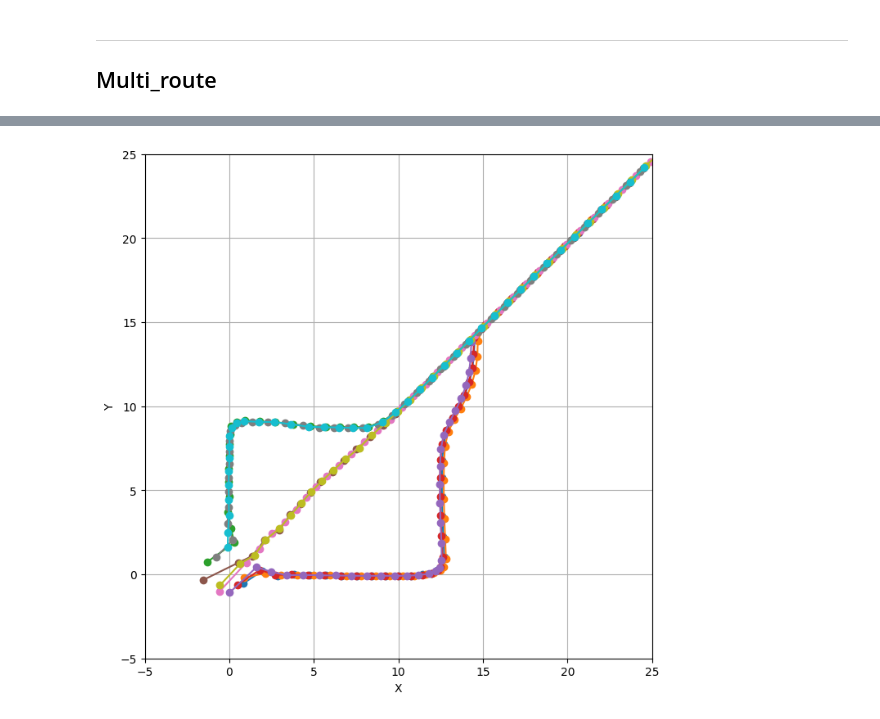
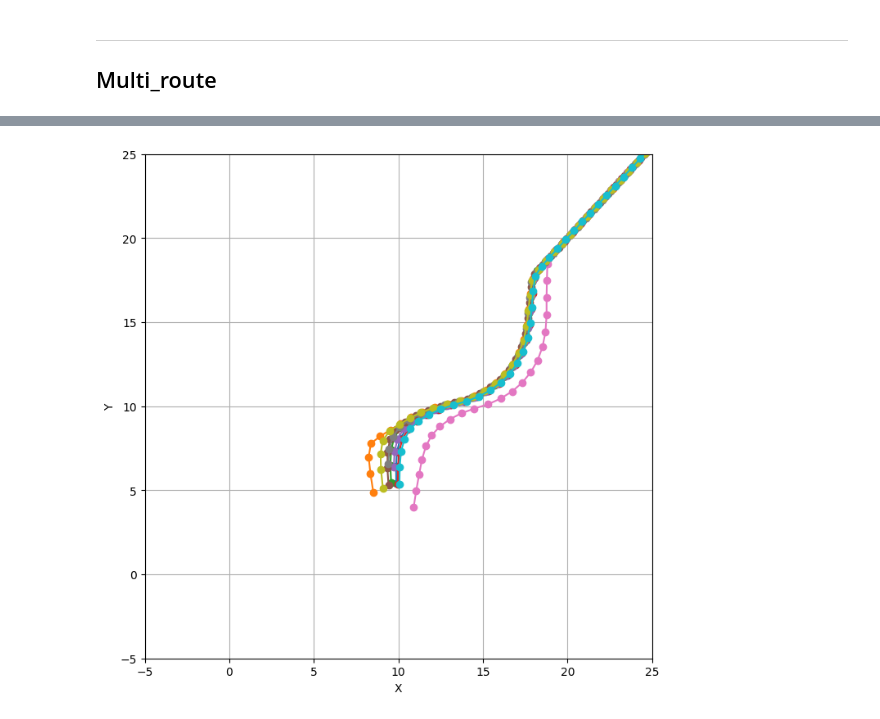
Before and after one commit to zipping-suger/MultiModLearn, a Jupyter notebook: note.ipynb, the cells around one changed output, grey strips where cells are left out. Drawn from its saved outputs; the diff is of its cells as text; code cells hidden in the pictures.

```diff
--- a/note.ipynb
+++ b/note.ipynb
@@ -1070,9 +1190,9 @@ class MLP(nn.Module):
         super(MLP, self).__init__()
         self.model = nn.Sequential(
             nn.Linear(input_size, hidden_size),
-            nn.ReLU(),
+            nn.LeakyReLU(0.2, inplace=True),
             nn.Linear(hidden_size, hidden_size),
-            nn.ReLU(),
+            nn.LeakyReLU(0.2, inplace=True),
             nn.Linear(hidden_size, output_size)
         )
 
@@ -1083,7 +1203,7 @@ class MLP(nn.Module):
 input_size = full_obs_dataset.shape[1]
 hidden_size = 64
 output_size = full_action_dataset.shape[1]
-num_epochs = 200
+num_epochs = 100
 learning_rate = 0.001
 
 # Initialize the model, loss function, and optimizer
@@ -1181,8 +1296,6 @@ class Discriminator(nn.Module):
         super(Discriminator, self).__init__()
         self.model = nn.Sequential(
             nn.Linear(input_size + condition_size, hidden_size),
-            nn.ReLU(),
-            nn.Linear(hidden_size, hidden_size),
             nn.ReLU(),
             nn.Linear(hidden_size, hidden_size),
             nn.ReLU(),
@@ -1222,7 +1335,7 @@ def train(dataloader, generator, discriminator, optimizer_g, optimizer_d, num_ep
             y_target = batch_y.to(device)
 
             # Step 1: Update discriminator
-            for _ in range(2):  # Can adjust number of discriminator updates per generator update
+            for _ in range(5):  # Can adjust number of discriminator updates per generator update
                 # Draw noise samples
                 z = torch.randn(x_input.size(0), generator.latent_size).to(device)
                 # Generate fake samples
@@ -1251,14 +1364,14 @@ def train(dataloader, generator, discriminator, optimizer_g, optimizer_d, num_ep
 
 
 # Hyperparameters
-latent_size = 1
+latent_size = 0
 hidden_size = 64
 output_size = 2
 condition_size = 2
-num_epochs = 200
+num_epochs = 100
 batch_size = 32
 learning_rate_d = 0.001
-learning_rate_g = 0.0005
+learning_rate_g = 0.0001
 
 # Initialize models
 generator = Generator(latent_size, hidden_size, output_size, condition_size).to(device)
@@ -1311,7 +1424,7 @@ def generate_trajectory(generator, start_obs, num_steps):
 # Generate N trajectory around start_obs and plot it
 N = 10
 num_steps = 40
-start_obs = torch.tensor([[0,0]], dtype=torch.float32).to(device)
+start_obs = torch.tensor([[10,0]], dtype=torch.float32).to(device)
 trajectories = []
 
 for _ in range(N):
@@ -1381,7 +1494,7 @@ def generate_counter_samples(y_min, y_max, batch_size, neg_count, device):
     return counter_samples
 
 # Hyperparameters
-latent_size = 1  # x, y x_input
+latent_size = 0  # x, y x_input
 output_size = 2  # joint y_target
 condition_size = 2
 hidden_size = 64
@@ -1389,7 +1502,7 @@ hidden_size = 64
 num_epochs = 100
 
 neg_count = 32
-repeat_energy_updates = 1
+repeat_energy_updates = 2
 
 learning_rate_e = 0.001
 learning_rate_g = 0.0005
@@ -1490,32 +1603,32 @@ def generate_trajectory(generator, start_obs, num_steps):
 
         # Update the observation
         current_obs = current_obs + fake_y_target
 
         # Append to the trajectory
         trajectory.append(current_obs.squeeze().cpu().detach().numpy())
 
     return np.array(trajectory)
 
 # Generate N trajectory around start_obs and plot it
 N = 10
 num_steps = 40
-start_obs = torch.tensor([[0,0]], dtype=torch.float32).to(device)
+start_obs = torch.tensor([[10,5]], dtype=torch.float32).to(device)
 trajectories = []
 
 for _ in range(N):
     jittered_start_obs = start_obs + 1 * torch.randn_like(start_obs)
     trajectory = generate_trajectory(ebgan_generator, jittered_start_obs, num_steps)
     trajectories.append(trajectory)
 
 # Plot the generated trajectories
 plt.figure(figsize=(8, 8))
 for trajectory in trajectories:
     plt.plot(trajectory[:, 0], trajectory[:, 1], marker='o')
 plt.xlim(-5, 25)
 plt.ylim(-5, 25)
 plt.xlabel('X')
 plt.ylabel('Y')
 plt.grid()
 plt.show()
 # %% [output]
-[figure, old version]
+[figure, new version]
```
Also changed, not shown: parts of 12 cells of this notebook, 2 other files.
